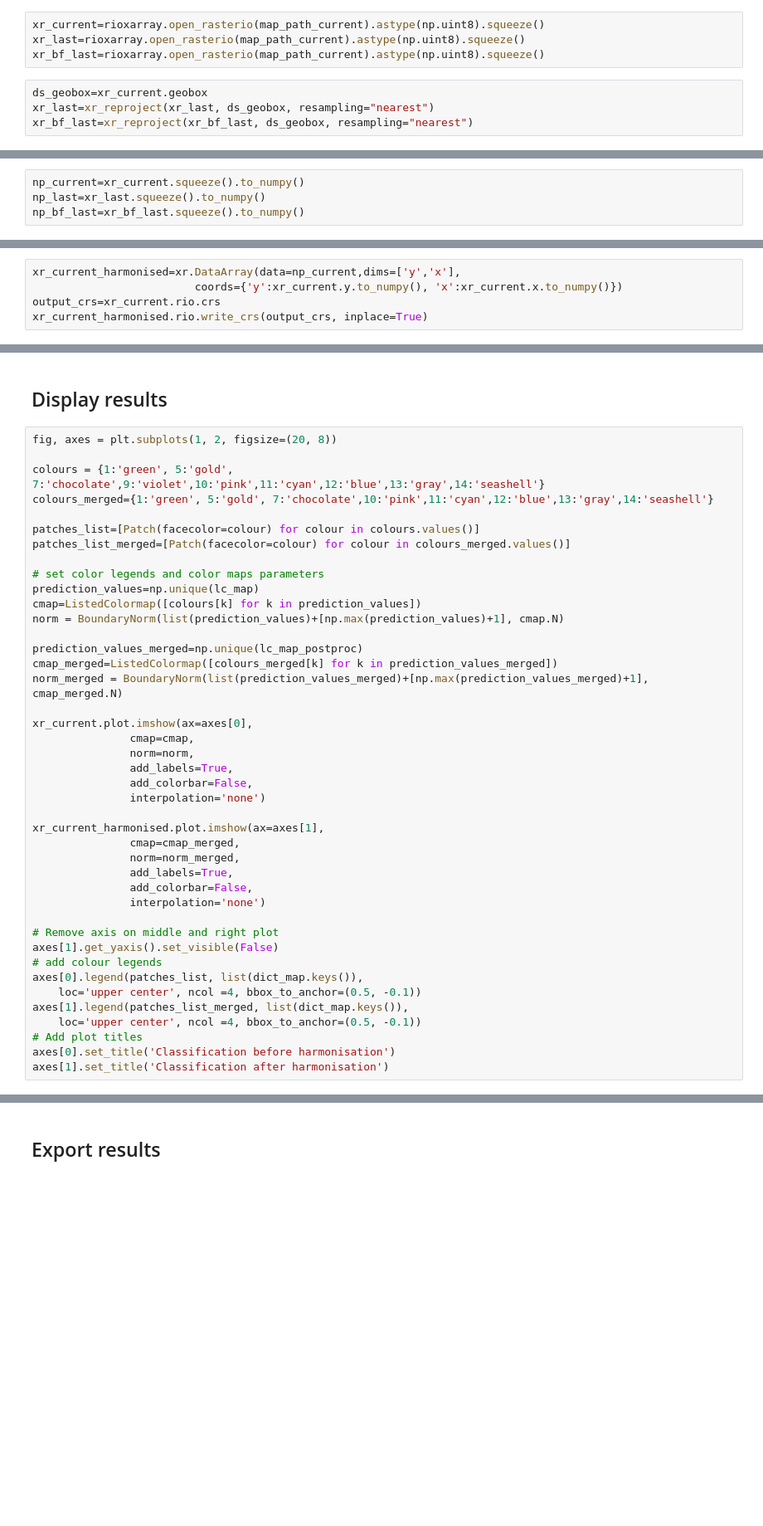
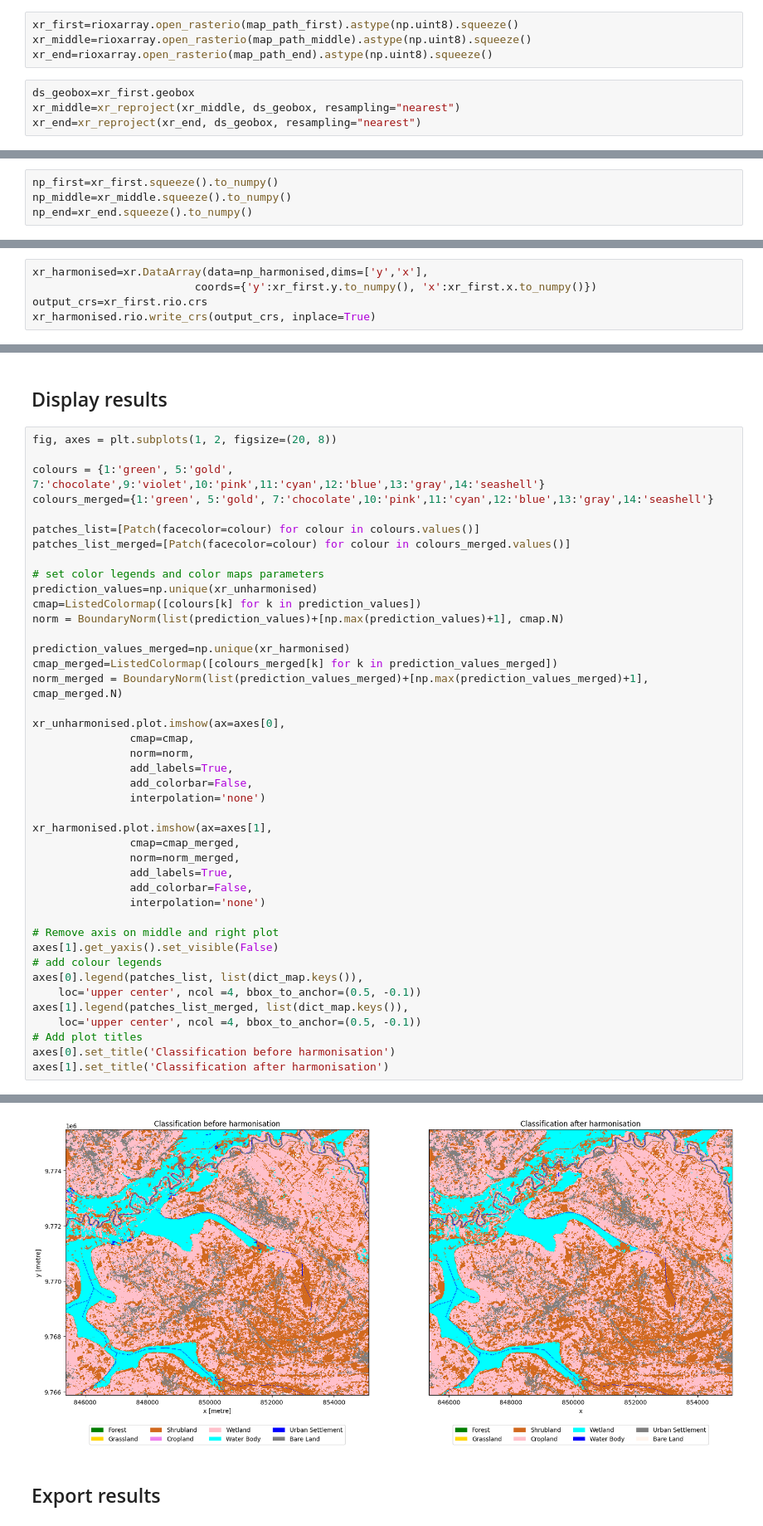
Before and after one commit to frontiersi/FAO_LC_workshop_Rwanda, a Jupyter notebook: 7_Land_cover_harmonisation.ipynb, the cells around one changed output, grey strips where cells are left out. Shown at 83% size. Saved outputs shown, nothing was run; the diff lists cells and outputs as text; blank space fills up the shorter version.

```diff
--- a/7_Land_cover_harmonisation.ipynb
+++ b/7_Land_cover_harmonisation.ipynb
@@ -37,13 +40,13 @@ dict_map={'Forest':1,'Grassland':5,'Shrubland':7,'Cropland':10,
 # %% [markdown]
 ## Load maps
 # %%
-xr_current=rioxarray.open_rasterio(map_path_current).astype(np.uint8).squeeze()
-xr_last=rioxarray.open_rasterio(map_path_current).astype(np.uint8).squeeze()
-xr_bf_last=rioxarray.open_rasterio(map_path_current).astype(np.uint8).squeeze()
+xr_first=rioxarray.open_rasterio(map_path_first).astype(np.uint8).squeeze()
+xr_middle=rioxarray.open_rasterio(map_path_middle).astype(np.uint8).squeeze()
+xr_end=rioxarray.open_rasterio(map_path_end).astype(np.uint8).squeeze()
 # %%
-ds_geobox=xr_current.geobox
-xr_last=xr_reproject(xr_last, ds_geobox, resampling="nearest")
-xr_bf_last=xr_reproject(xr_bf_last, ds_geobox, resampling="nearest")
+ds_geobox=xr_first.geobox
+xr_middle=xr_reproject(xr_middle, ds_geobox, resampling="nearest")
+xr_end=xr_reproject(xr_end, ds_geobox, resampling="nearest")
 # %% [markdown]
 ## Apply rules
 The following rules are applied on a per-pixel basis:
@@ -58,7 +62,7 @@ The following rules are applied on a per-pixel basis:
 * Reassign Shrubland to previous class if it was not Wetland, Grassland or Forest within previous two years;
 * Reassign Grassland to previous class if it was not Bare Land, Cropland or Wetland within previous two years.
 # %%
-np_current=xr_current.squeeze().to_numpy()
-np_last=xr_last.squeeze().to_numpy()
-np_bf_last=xr_bf_last.squeeze().to_numpy()
+np_first=xr_first.squeeze().to_numpy()
+np_middle=xr_middle.squeeze().to_numpy()
+np_end=xr_end.squeeze().to_numpy()
 # %%
@@ -78,5 +115,5 @@ np_current=np.where((np_current==dict_map['Grassland'])&((np_last!=dict_map['Bar
 # %%
-xr_current_harmonised=xr.DataArray(data=np_current,dims=['y','x'],
-                         coords={'y':xr_current.y.to_numpy(), 'x':xr_current.x.to_numpy()})
-output_crs=xr_current.rio.crs
-xr_current_harmonised.rio.write_crs(output_crs, inplace=True)
+xr_harmonised=xr.DataArray(data=np_harmonised,dims=['y','x'],
+                         coords={'y':xr_first.y.to_numpy(), 'x':xr_first.x.to_numpy()})
+output_crs=xr_first.rio.crs
+xr_harmonised.rio.write_crs(output_crs, inplace=True)
@@ -92,22 +142,22 @@ patches_list=[Patch(facecolor=colour) for colour in colours.values()]
 patches_list_merged=[Patch(facecolor=colour) for colour in colours_merged.values()]
 
 # set color legends and color maps parameters
-prediction_values=np.unique(lc_map)
+prediction_values=np.unique(xr_unharmonised)
 cmap=ListedColormap([colours[k] for k in prediction_values])
 norm = BoundaryNorm(list(prediction_values)+[np.max(prediction_values)+1], cmap.N)
 
-prediction_values_merged=np.unique(lc_map_postproc)
+prediction_values_merged=np.unique(xr_harmonised)
 cmap_merged=ListedColormap([colours_merged[k] for k in prediction_values_merged])
 norm_merged = BoundaryNorm(list(prediction_values_merged)+[np.max(prediction_values_merged)+1], cmap_merged.N)
 
-xr_current.plot.imshow(ax=axes[0],
+xr_unharmonised.plot.imshow(ax=axes[0],
                cmap=cmap,
                norm=norm,
                add_labels=True,
                add_colorbar=False,
                interpolation='none')
 
-xr_current_harmonised.plot.imshow(ax=axes[1],
+xr_harmonised.plot.imshow(ax=axes[1],
                cmap=cmap_merged,
                norm=norm_merged,
                add_labels=True,
@@ -124,3 +174,4 @@ axes[1].legend(patches_list_merged, list(dict_map.keys()),
 # Add plot titles
 axes[0].set_title('Classification before harmonisation')
 axes[1].set_title('Classification after harmonisation')
+# %% [output]
@@ -127,3 +179,4 @@ axes[1].set_title('Classification after harmonisation')
+[figure, added]
 # %% [markdown]
 ## Export results
 # %%
```
Also changed, not shown: parts of 8 cells of this notebook, 2 other files.
